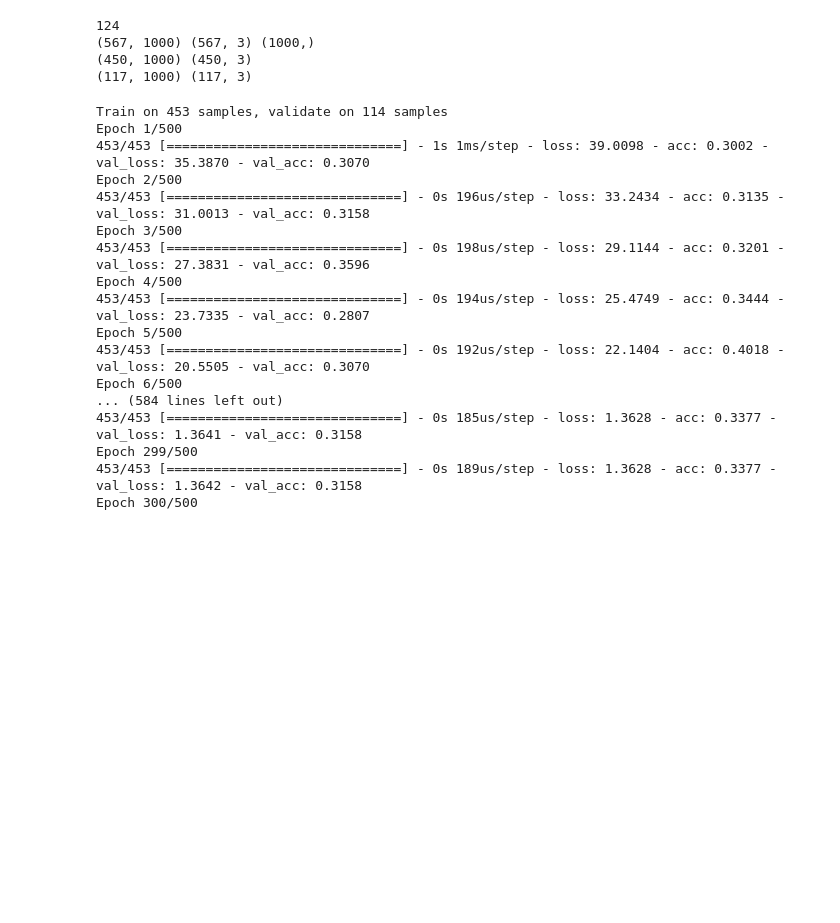
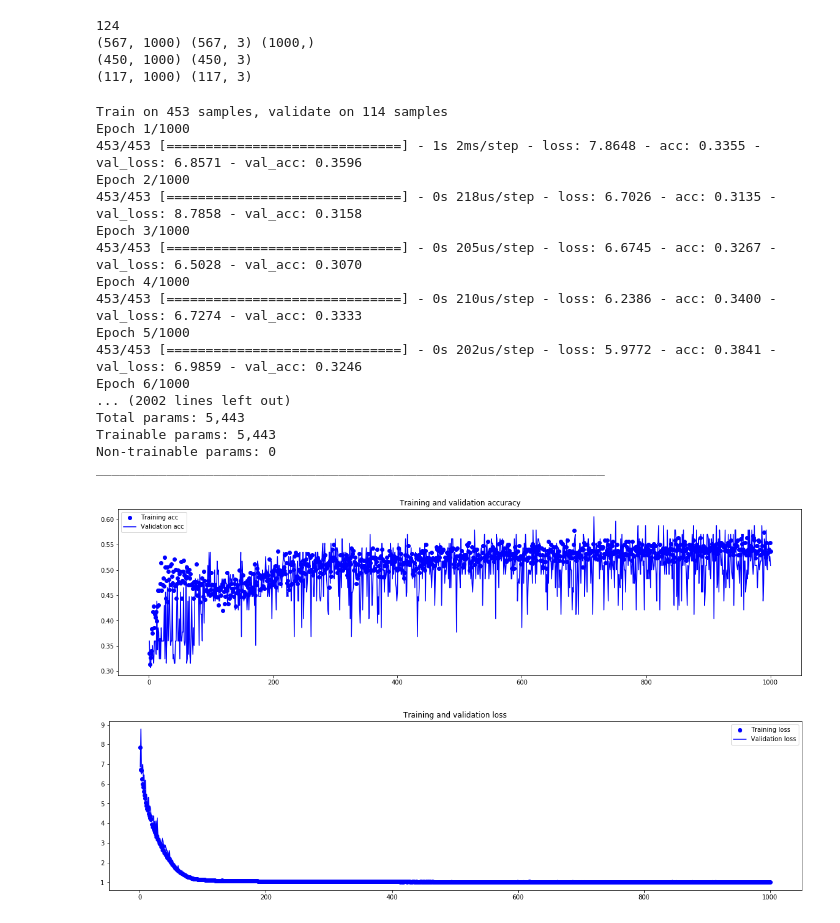
Before and after one commit to ms10596/match, a Jupyter notebook: CNN/pos.ipynb, the cells around one changed output. Cells and saved outputs as stored; diff of their text form; code cells hidden in the pictures; blank space fills up the shorter version.

Commit message:
train 0.5; val 0.5

```diff
--- a/CNN/pos.ipynb
+++ b/CNN/pos.ipynb
@@ -127,7 +127,7 @@ data = data.reshape(data.shape[0], data.shape[1], 1)
 model = Sequential()
 model.add(Conv1D(32, 5, activation='relu',kernel_regularizer=l1_l2(l1=0.1, l2=0.1)))
 model.add(MaxPooling1D(5))
-model.add(Conv1D(32, 5, activation='relu',kernel_regularizer=l1_l2(l1=0.1, l2=0.1)))
+model.add(Conv1D(32, 5, activation='relu',kernel_regularizer=l1_l2(l1=0.01, l2=0.01)))
 model.add(GlobalMaxPooling1D())
 model.add(Dense(3, activation='softmax'))
 # model.summary()
@@ -139,7 +139,7 @@ model.compile(optimizer=RMSprop(),
 loss='categorical_crossentropy',
 metrics=['acc'])
 history = model.fit(data, labels,
-epochs=500,
+epochs=1000,
 batch_size=50,
 validation_split=0.2,
 callbacks=callbacks)
@@ -147,38 +147,42 @@ model.save_weights('pre_trained_glove_model.h5')
 model.summary()
 # %% [output]
 Train on 453 samples, validate on 114 samples
-Epoch 1/500
-453/453 [==============================] - 1s 1ms/step - loss: 39.0098 - acc: 0.3002 - val_loss: 35.3870 - val_acc: 0.3070
-Epoch 2/500
-453/453 [==============================] - 0s 196us/step - loss: 33.2434 - acc: 0.3135 - val_loss: 31.0013 - val_acc: 0.3158
-Epoch 3/500
-453/453 [==============================] - 0s 198us/step - loss: 29.1144 - acc: 0.3201 - val_loss: 27.3831 - val_acc: 0.3596
-Epoch 4/500
-453/453 [==============================] - 0s 194us/step - loss: 25.4749 - acc: 0.3444 - val_loss: 23.7335 - val_acc: 0.2807
-Epoch 5/500
-453/453 [==============================] - 0s 192us/step - loss: 22.1404 - acc: 0.4018 - val_loss: 20.5505 - val_acc: 0.3070
-Epoch 6/500
-... (584 lines left out)
-453/453 [==============================] - 0s 185us/step - loss: 1.3628 - acc: 0.3377 - val_loss: 1.3641 - val_acc: 0.3158
-Epoch 299/500
-453/453 [==============================] - 0s 189us/step - loss: 1.3628 - acc: 0.3377 - val_loss: 1.3642 - val_acc: 0.3158
-Epoch 300/500
+Epoch 1/1000
+453/453 [==============================] - 1s 2ms/step - loss: 7.8648 - acc: 0.3355 - val_loss: 6.8571 - val_acc: 0.3596
+Epoch 2/1000
+453/453 [==============================] - 0s 218us/step - loss: 6.7026 - acc: 0.3135 - val_loss: 8.7858 - val_acc: 0.3158
+Epoch 3/1000
+453/453 [==============================] - 0s 205us/step - loss: 6.6745 - acc: 0.3267 - val_loss: 6.5028 - val_acc: 0.3070
+Epoch 4/1000
+453/453 [==============================] - 0s 210us/step - loss: 6.2386 - acc: 0.3400 - val_loss: 6.7274 - val_acc: 0.3333
+Epoch 5/1000
+453/453 [==============================] - 0s 202us/step - loss: 5.9772 - acc: 0.3841 - val_loss: 6.9859 - val_acc: 0.3246
+Epoch 6/1000
+... (2002 lines left out)
+Total params: 5,443
+Trainable params: 5,443
+Non-trainable params: 0
+_________________________________________________________________
 # %%
 import matplotlib.pyplot as plt
 acc = history.history['acc']
 val_acc = history.history['val_acc']
 loss = history.history['loss']
 val_loss = history.history['val_loss']
 epochs = range(1, len(acc) + 1)
+plt.figure(figsize=(20,5))
 plt.plot(epochs, acc, 'bo', label='Training acc')
 plt.plot(epochs, val_acc, 'b', label='Validation acc')
 plt.title('Training and validation accuracy')
 plt.legend()
-plt.figure()
+plt.figure(figsize=(20,5))
 plt.plot(epochs, loss, 'bo', label='Training loss')
 plt.plot(epochs, val_loss, 'b', label='Validation loss')
 plt.title('Training and validation loss')
 plt.legend()
 plt.show()
+# %% [output]
+[figure, added]
+[figure, added]
 # %%
 result = model.evaluate(data, labels)
```
Also changed, not shown: parts of 1 cell of this notebook.
